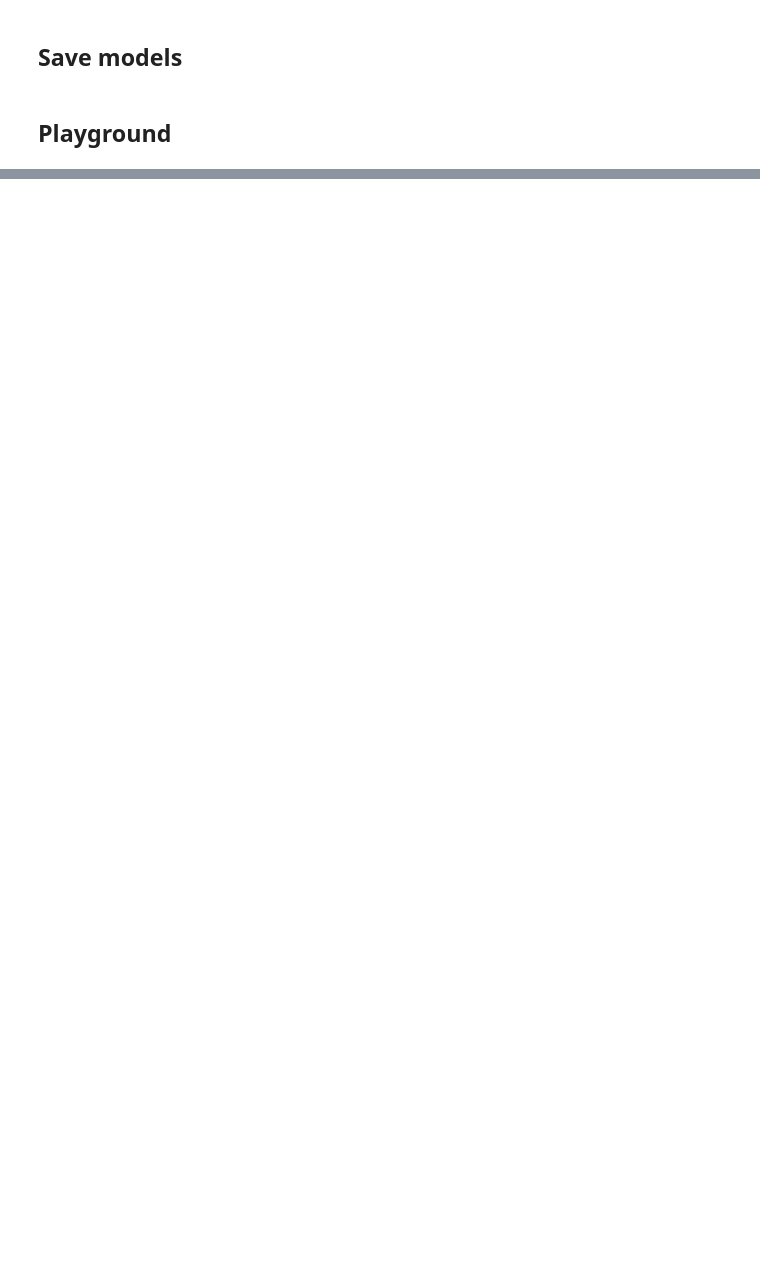
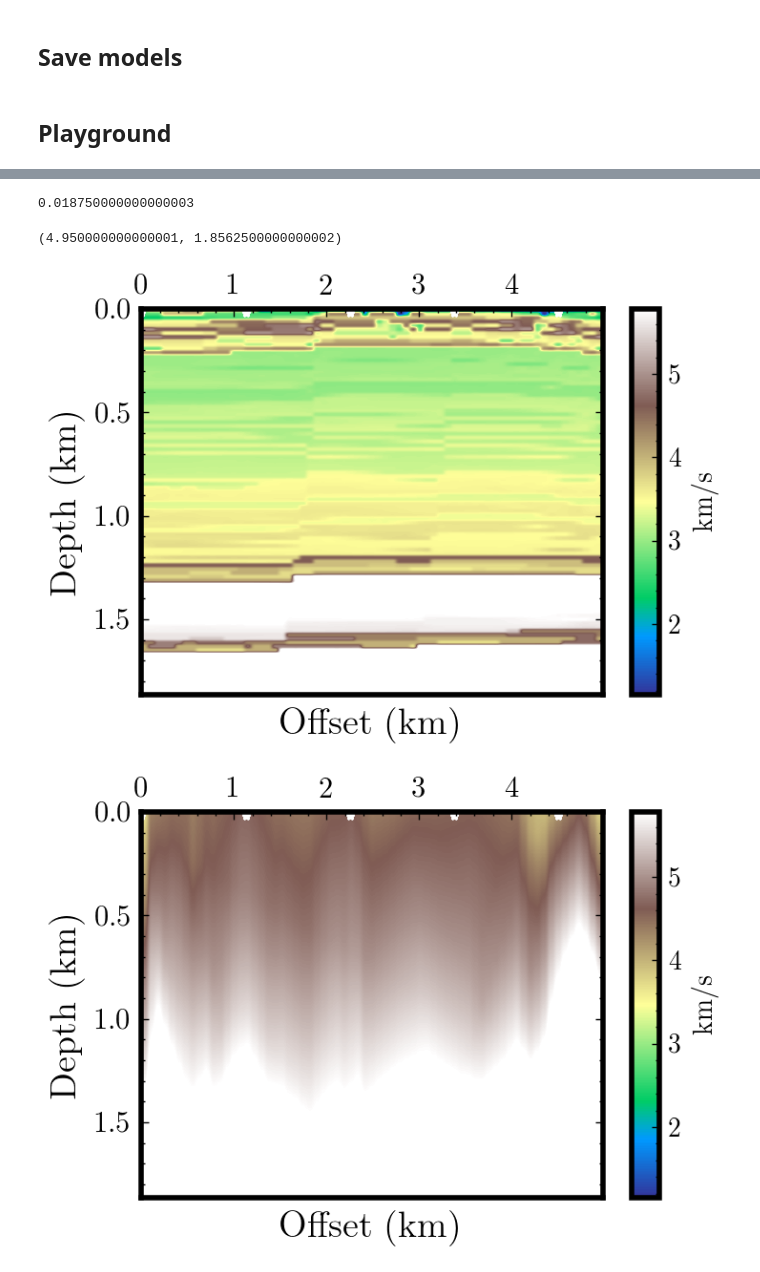
Before and after one commit to hatsyim/hcpinnseikonal, a Jupyter notebook: notebooks/Example-2-arid-Copy1.ipynb, the cells around one changed output, grey strips where cells are left out. Cells and saved outputs as stored; diff of their text form; code cells hidden in the pictures; blank space fills up the shorter version.

```diff
--- a/notebooks/Example-2-arid-Copy1.ipynb
+++ b/notebooks/Example-2-arid-Copy1.ipynb
@@ -1080,0 +1157,32 @@ plot_section(v_pred.reshape(X.shape)[:,:,10,i], 'v_pred_zy.png', vmin=np.nanmin(
+# %%
+deltaz
+# %% [output]
+0.018750000000000003
+# %%
+x.max(), z.max()
+# %% [output]
+(4.950000000000001, 1.8562500000000002)
+# %%
+j=20
+
+# ZX plane
+plot_section(vel3d[:,j,:], 'v_true_zy.png', vmin=np.nanmin(velmodel)+0.1,
+             vmax=np.nanmax(velmodel)-0.5, save_dir=wandb_dir, aspect='auto',
+             xmin=xmin, xmax=xmax, zmin=zmin, zmax=zmax,
+             sx=Y[:,:,:,0].reshape(-1)[id_sou],sz=Z[:,:,:,0].reshape(-1)[id_sou])
+
+# ZX plane
+i=0
+plot_section(v_pred.reshape(X.shape)[:,j,:,i], 'v_pred_zy.png', vmin=np.nanmin(velmodel)+0.1,
+             vmax=np.nanmax(velmodel)-0.5, save_dir=wandb_dir, aspect='auto',
+             xmin=xmin, xmax=xmax, zmin=zmin, zmax=zmax,
+             sx=Y[:,:,:,i].reshape(-1)[id_sou],sz=Z[:,:,:,i].reshape(-1)[id_sou])
+
+# ZX plane
+plot_section(v_init.reshape(X.shape)[:,j,:,0], 'v_init_zy.png', vmin=np.nanmin(velmodel)+0.1,
+             vmax=np.nanmax(velmodel)-0.5, save_dir=wandb_dir, aspect='auto',
+             xmin=xmin, xmax=xmax, zmin=zmin, zmax=zmax,
+             sx=Y[:,:,:,0].reshape(-1)[id_sou],sz=Z[:,:,:,0].reshape(-1)[id_sou])
+# %% [output]
+[figure, added]
+[figure, added]
```
Also changed, not shown: parts of 17 cells of this notebook, 23 other files.
